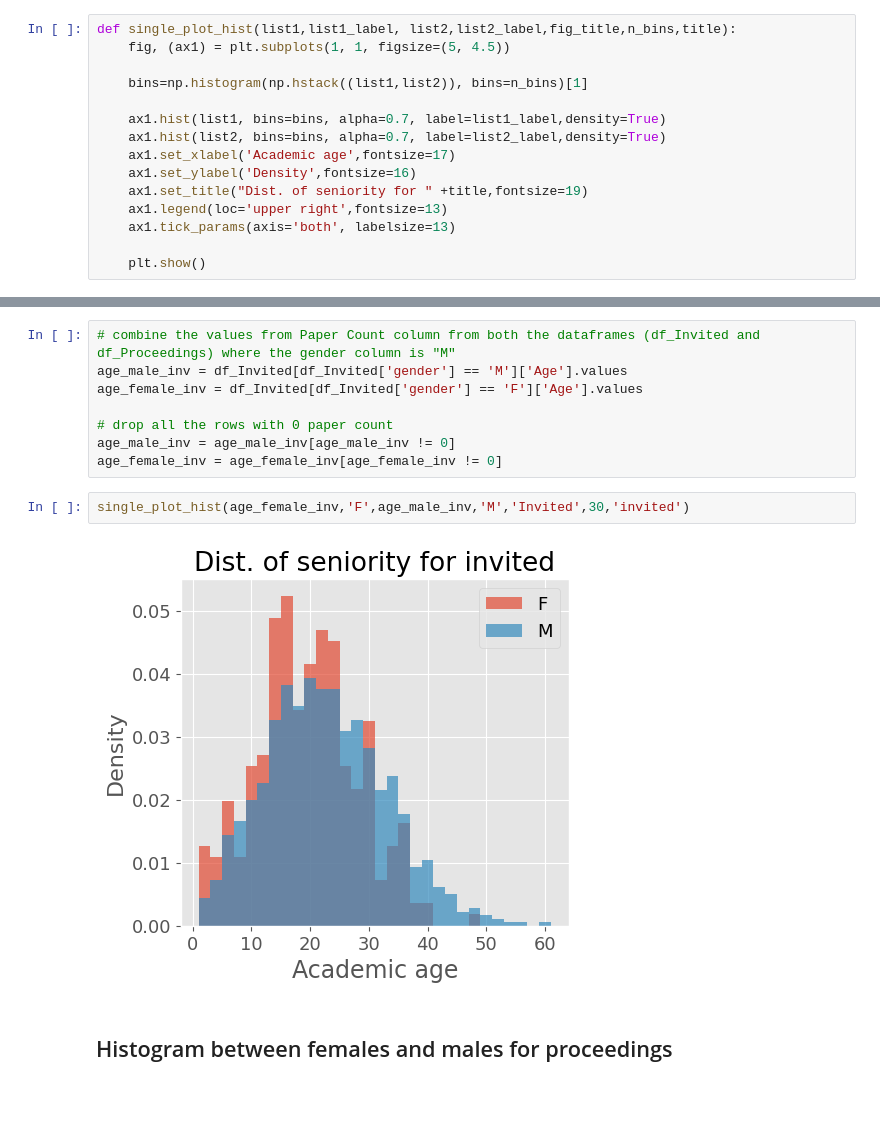
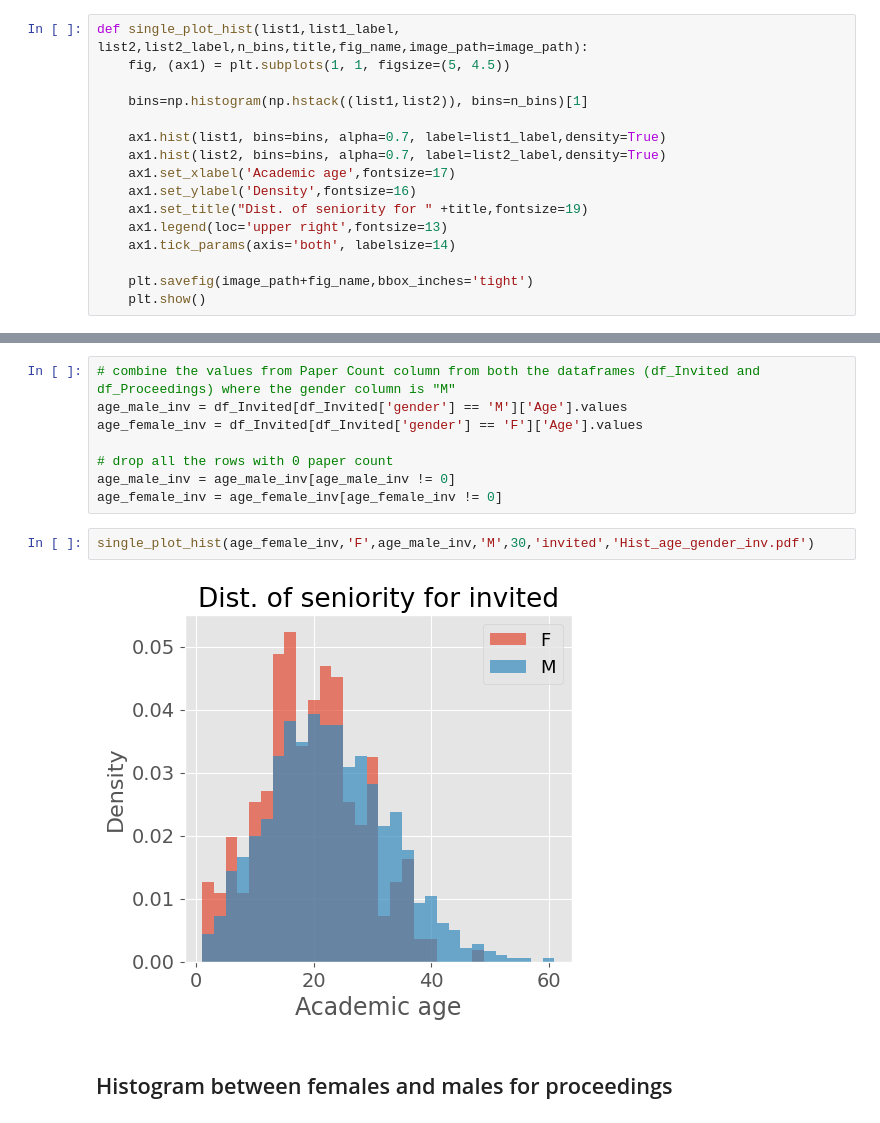
Before and after one commit to mariespedersen/Thesis_github, a Jupyter notebook: Histograms_Age.ipynb, the cells around one changed output, grey strips where cells are left out. Cells and saved outputs as stored; diff of their text form; blank space fills up the shorter version.

Commit message:
converted to pdf and added plot of fields

```diff
--- a/Histograms_Age.ipynb
+++ b/Histograms_Age.ipynb
@@ -56,7 +56,7 @@ def plot_hist(list1,list1_label, list2,list2_label,fig_title,n_bins):
 
     plt.show()
 # %%
-def single_plot_hist(list1,list1_label, list2,list2_label,fig_title,n_bins,title):
+def single_plot_hist(list1,list1_label, list2,list2_label,n_bins,title,fig_name,image_path=image_path):
     fig, (ax1) = plt.subplots(1, 1, figsize=(5, 4.5))
 
     bins=np.histogram(np.hstack((list1,list2)), bins=n_bins)[1]
@@ -67,8 +67,9 @@ def single_plot_hist(list1,list1_label, list2,list2_label,fig_title,n_bins,title
     ax1.set_ylabel('Density',fontsize=16)
     ax1.set_title("Dist. of seniority for " +title,fontsize=19)
     ax1.legend(loc='upper right',fontsize=13)
-    ax1.tick_params(axis='both', labelsize=13)
+    ax1.tick_params(axis='both', labelsize=14)
 
+    plt.savefig(image_path+fig_name,bbox_inches='tight')
     plt.show()
 # %% [markdown]
 ## Histogram between invited/proceedings
@@ -121,9 +113,9 @@ age_female_inv = df_Invited[df_Invited['gender'] == 'F']['Age'].values
 age_male_inv = age_male_inv[age_male_inv != 0]
 age_female_inv = age_female_inv[age_female_inv != 0]
 # %%
-single_plot_hist(age_female_inv,'F',age_male_inv,'M','Invited',30,'invited')
+single_plot_hist(age_female_inv,'F',age_male_inv,'M',30,'invited','Hist_age_gender_inv.pdf')
 # %% [output]
-[figure, old version]
+[figure, new version]
 # %% [markdown]
 ## Histogram between females and males for proceedings
 # %%
```
Also changed, not shown: parts of 14 cells of this notebook.
